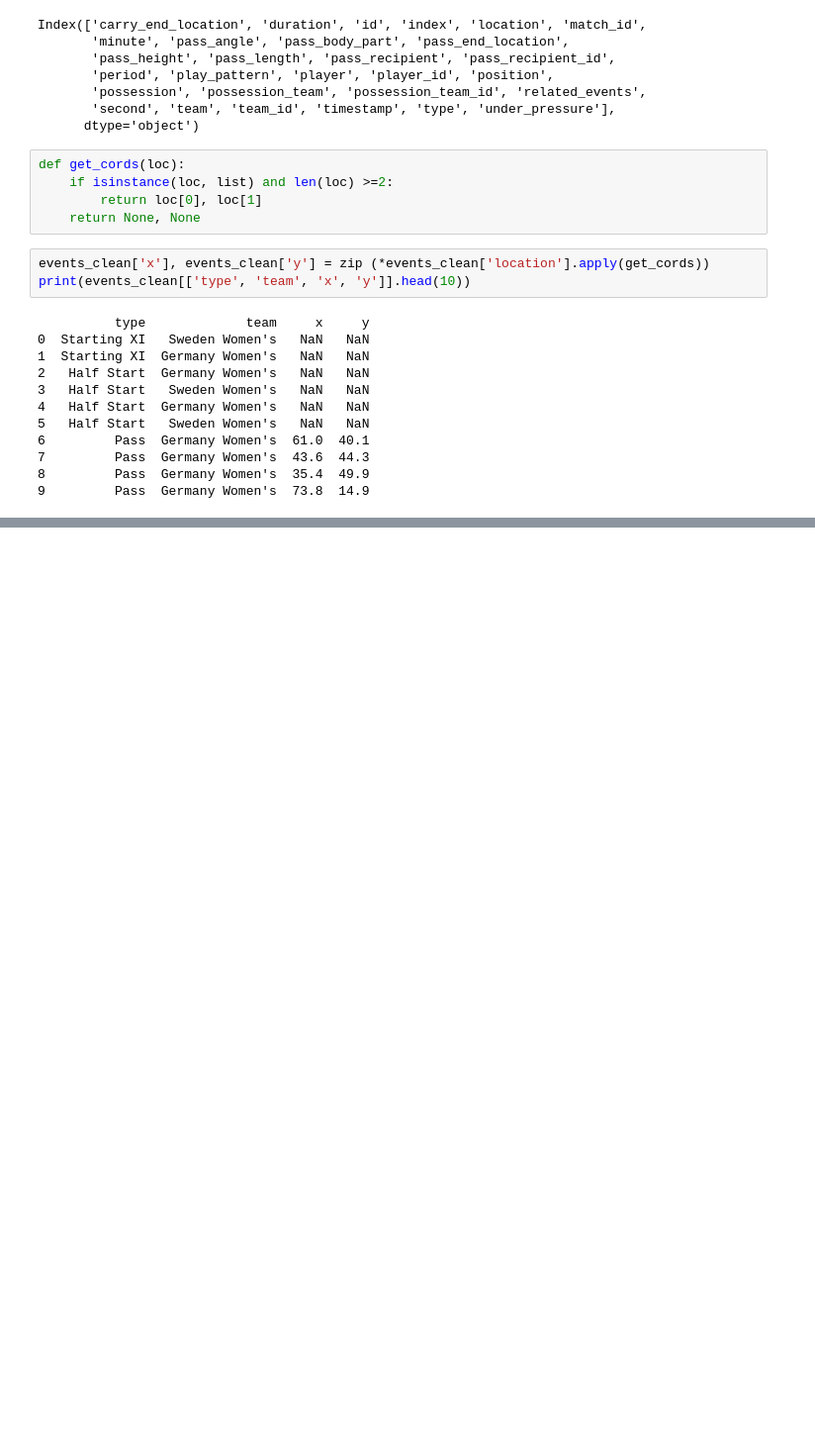
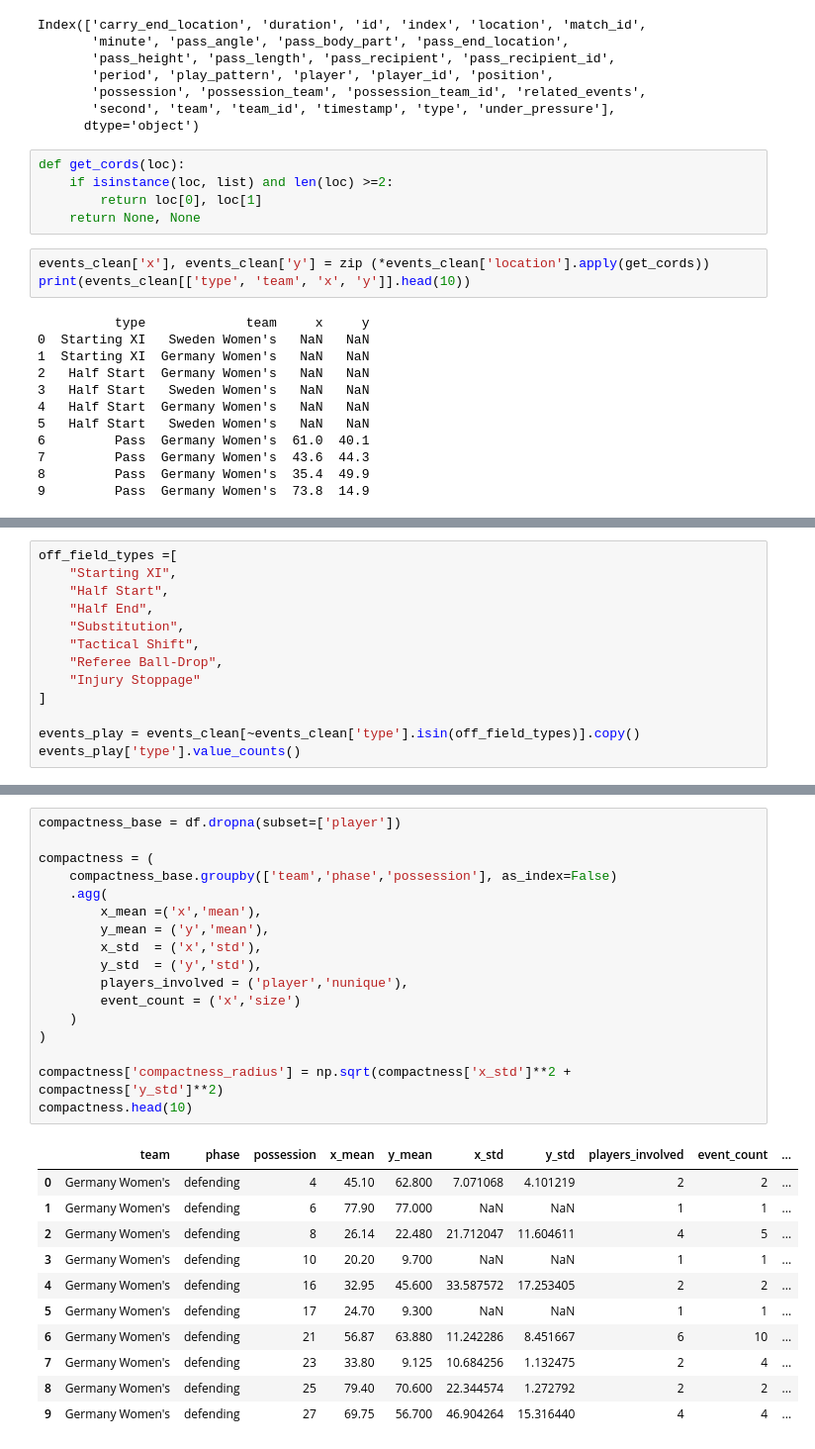
Before and after one commit to meganclapinski25/Euro2025_Data_Analysis, a Jupyter notebook: notebooks/data_load.ipynb, the cells around one changed output, grey strips where cells are left out. Shown at 99% size. Cells and saved outputs as stored; diff of their text form; blank space fills up the shorter version.

```diff
--- a/notebooks/data_load.ipynb
+++ b/notebooks/data_load.ipynb
@@ -146,0 +185,13 @@ print(events_clean[['type', 'team', 'x', 'y']].head(10))
+# %%
+off_field_types =[
+    "Starting XI",
+    "Half Start",
+    "Half End",
+    "Substitution",
+    "Tactical Shift",
+    "Referee Ball-Drop",
+    "Injury Stoppage"
+]
+
+events_play = events_clean[~events_clean['type'].isin(off_field_types)].copy()
+events_play['type'].value_counts()
@@ -146,0 +246,29 @@ print(events_clean[['type', 'team', 'x', 'y']].head(10))
+# %%
+compactness_base = df.dropna(subset=['player'])
+
+compactness = (
+    compactness_base.groupby(['team','phase','possession'], as_index=False)
+    .agg(
+        x_mean =('x','mean'),
+        y_mean = ('y','mean'),
+        x_std  = ('x','std'),
+        y_std  = ('y','std'),
+        players_involved = ('player','nunique'),
+        event_count = ('x','size')
+    )
+)
+
+compactness['compactness_radius'] = np.sqrt(compactness['x_std']**2 + compactness['y_std']**2)
+compactness.head(10)
+# %% [output]
+|  | team | phase | possession | x_mean | y_mean | x_std | y_std | players_involved | event_count | ... |
+| 0 | Germany Women's | defending | 4 | 45.10 | 62.800 | 7.071068 | 4.101219 | 2 | 2 | ... |
+| 1 | Germany Women's | defending | 6 | 77.90 | 77.000 | NaN | NaN | 1 | 1 | ... |
+| 2 | Germany Women's | defending | 8 | 26.14 | 22.480 | 21.712047 | 11.604611 | 4 | 5 | ... |
+| 3 | Germany Women's | defending | 10 | 20.20 | 9.700 | NaN | NaN | 1 | 1 | ... |
+| 4 | Germany Women's | defending | 16 | 32.95 | 45.600 | 33.587572 | 17.253405 | 2 | 2 | ... |
+| 5 | Germany Women's | defending | 17 | 24.70 | 9.300 | NaN | NaN | 1 | 1 | ... |
+| 6 | Germany Women's | defending | 21 | 56.87 | 63.880 | 11.242286 | 8.451667 | 6 | 10 | ... |
+| 7 | Germany Women's | defending | 23 | 33.80 | 9.125 | 10.684256 | 1.132475 | 2 | 4 | ... |
+| 8 | Germany Women's | defending | 25 | 79.40 | 70.600 | 22.344574 | 1.272792 | 2 | 2 | ... |
+| 9 | Germany Women's | defending | 27 | 69.75 | 56.700 | 46.904264 | 15.316440 | 4 | 4 | ... |
```
Also changed, not shown: parts of 11 cells of this notebook.
